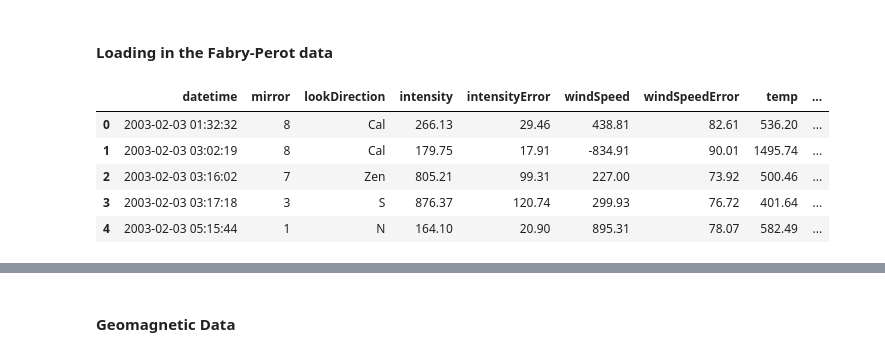
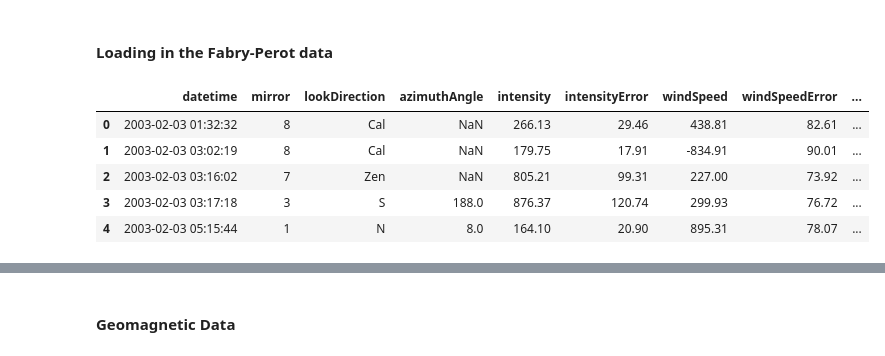
Before and after one commit to elliotdable/fp_ml_ucl, a Jupyter notebook: notebooks/data_processing.ipynb, the cells around one changed output, grey strips where cells are left out. Drawn from its saved outputs; the diff is of its cells as text; code cells hidden in the pictures.

```diff
--- a/notebooks/data_processing.ipynb
+++ b/notebooks/data_processing.ipynb
@@ -206,30 +233,14 @@ def fpi_file_loader(directory, mirror_map):
     return dataframe
 # %%
 # Mapping dictionary for the mirrors, easier to inderstand which direction they're looking in
-label_mapping = {
-    '1': 'N',
-    '2': 'E',
-    '3': 'S',
-    '4': 'W',
-    '5': 'NW',
-    '6': 'NE',
-    '7': 'Zen',
-    '8': 'Cal',
-    '9': 'SW',
-    '10': 'SE',
-    '11': 'Kir A',
-    '12': 'Kir B',
-    '14': 'Sod A',
-    '15': 'Sod B'
-}
-sodankyla_red_fpi_data = fpi_file_loader(sodankyla_dir, label_mapping)
+sodankyla_red_fpi_data = fpi_file_loader(sodankyla_dir, 'Sodankyla')
 #sodankyla_red_fpi_data.to_csv(sodankyla_dir + 'sodankyla_red_fpi_data.csv', index=False)
 sodankyla_red_fpi_data.head(5)
 # %% [output]
-|  | datetime | mirror | lookDirection | intensity | intensityError | windSpeed | windSpeedError | temp | ... |
-| 0 | 2003-02-03 01:32:32 | 8 | Cal | 266.13 | 29.46 | 438.81 | 82.61 | 536.20 | ... |
-| 1 | 2003-02-03 03:02:19 | 8 | Cal | 179.75 | 17.91 | -834.91 | 90.01 | 1495.74 | ... |
-| 2 | 2003-02-03 03:16:02 | 7 | Zen | 805.21 | 99.31 | 227.00 | 73.92 | 500.46 | ... |
-| 3 | 2003-02-03 03:17:18 | 3 | S | 876.37 | 120.74 | 299.93 | 76.72 | 401.64 | ... |
-| 4 | 2003-02-03 05:15:44 | 1 | N | 164.10 | 20.90 | 895.31 | 78.07 | 582.49 | ... |
+|  | datetime | mirror | lookDirection | azimuthAngle | intensity | intensityError | windSpeed | windSpeedError | ... |
+| 0 | 2003-02-03 01:32:32 | 8 | Cal | NaN | 266.13 | 29.46 | 438.81 | 82.61 | ... |
+| 1 | 2003-02-03 03:02:19 | 8 | Cal | NaN | 179.75 | 17.91 | -834.91 | 90.01 | ... |
+| 2 | 2003-02-03 03:16:02 | 7 | Zen | NaN | 805.21 | 99.31 | 227.00 | 73.92 | ... |
+| 3 | 2003-02-03 03:17:18 | 3 | S | 188.0 | 876.37 | 120.74 | 299.93 | 76.72 | ... |
+| 4 | 2003-02-03 05:15:44 | 1 | N | 8.0 | 164.10 | 20.90 | 895.31 | 78.07 | ... |
 # %%
```
Also changed, not shown: parts of 12 cells of this notebook.
